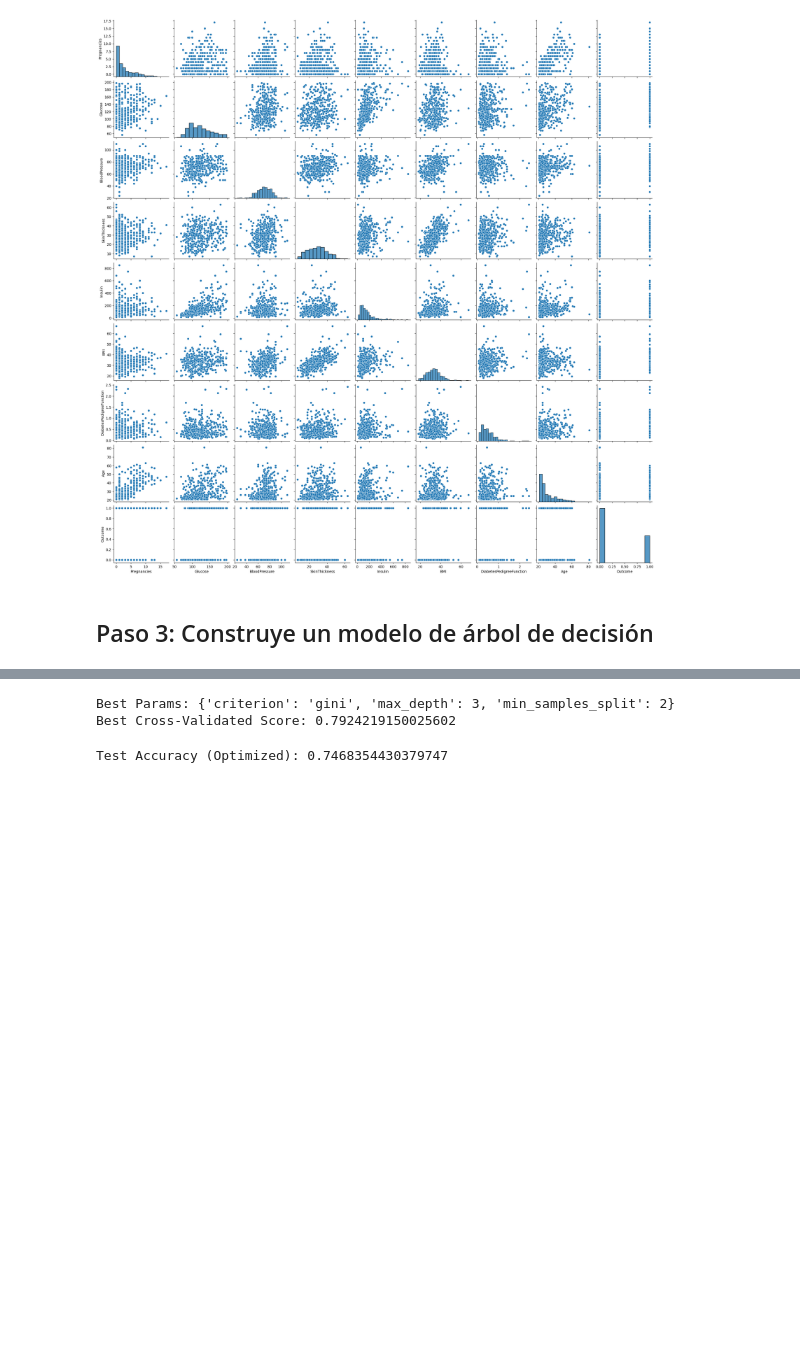
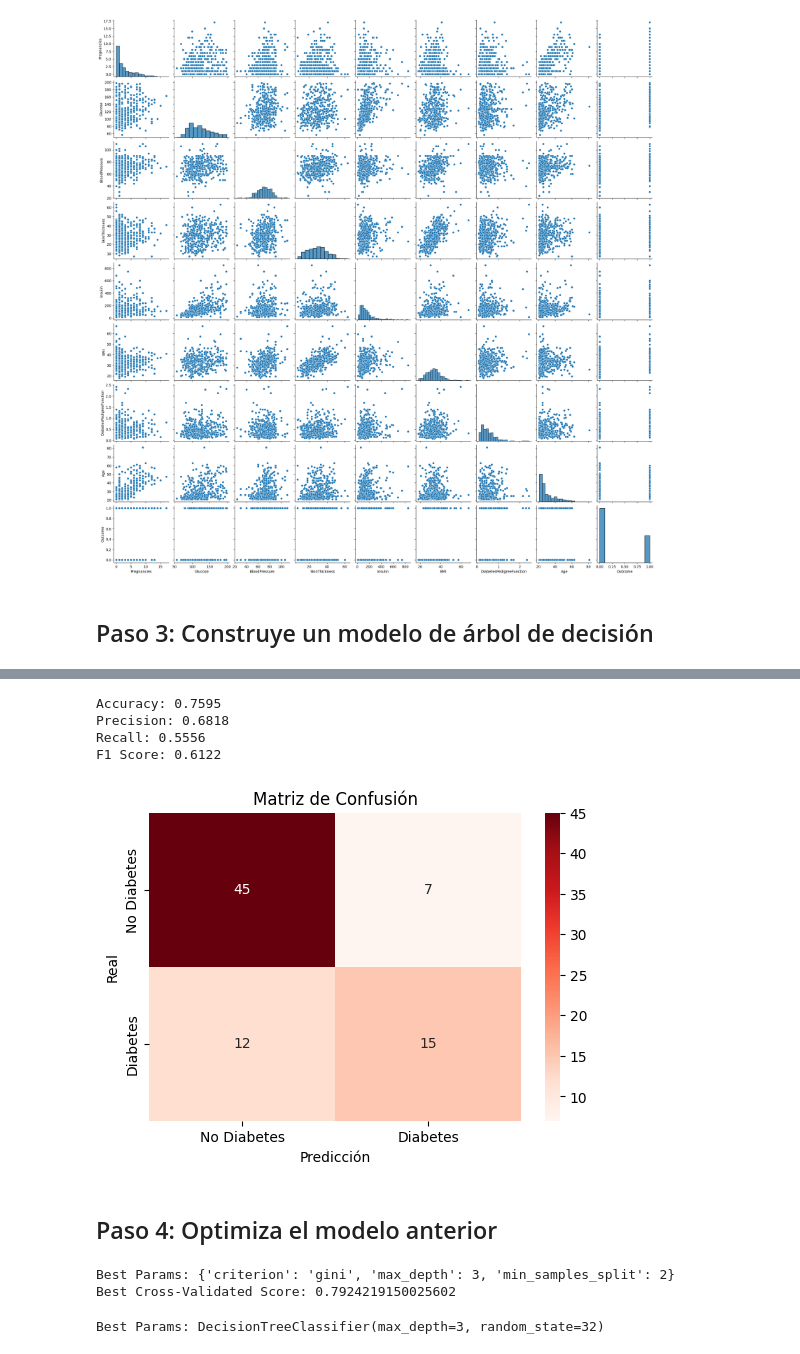
Before and after one commit to pcaliman2/17_Decision_Tree, a Jupyter notebook: src/explore.ipynb, the cells around one changed output, grey strips where cells are left out. Drawn from its saved outputs; the diff is of its cells as text; code cells hidden in the pictures; blank space fills up the shorter version.

```diff
--- a/src/explore.ipynb
+++ b/src/explore.ipynb
@@ -286,3 +291,16 @@ Cambios en los Parametros
+# %%
+# Ver resultados de Precision
+y_pred = model_02.predict(X_test)
+Precision_Omega(y_test, y_pred)
+Matriz_Confusion(y_test, y_pred)
+# %% [output]
+Accuracy: 0.7595
+Precision: 0.6818
+Recall: 0.5556
+F1 Score: 0.6122
+[figure, added]
+# %% [markdown]
+## Paso 4: Optimiza el modelo anterior
 # %%
 from sklearn.model_selection import GridSearchCV
 
@@ -300,9 +318,7 @@ print("Best Cross-Validated Score:", grid.best_score_)
 # %% [output]
 Best Params: {'criterion': 'gini', 'max_depth': 3, 'min_samples_split': 2}
 Best Cross-Validated Score: 0.7924219150025602
-# %%
-best_tree = grid.best_estimator_
-y_pred_best = best_tree.predict(X_test)
-print("Test Accuracy (Optimized):", accuracy_score(y_test, y_pred_best))
-# %% [output]
-Test Accuracy (Optimized): 0.7468354430379747
+# %%
+print("Best Params:", grid.best_estimator_)
+# %% [output]
+Best Params: DecisionTreeClassifier(max_depth=3, random_state=32)
```
Also changed, not shown: parts of 15 cells of this notebook, 1 other file.
